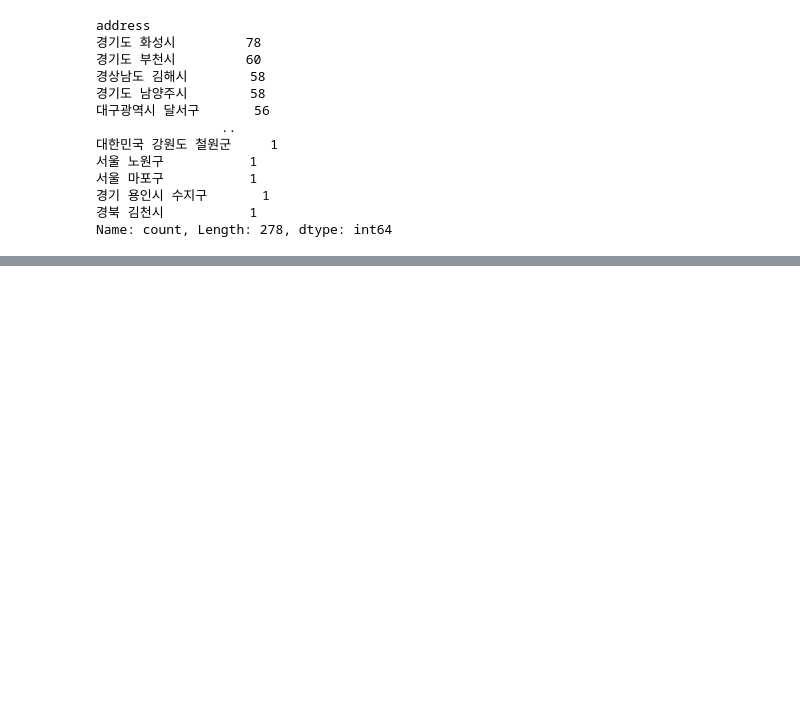
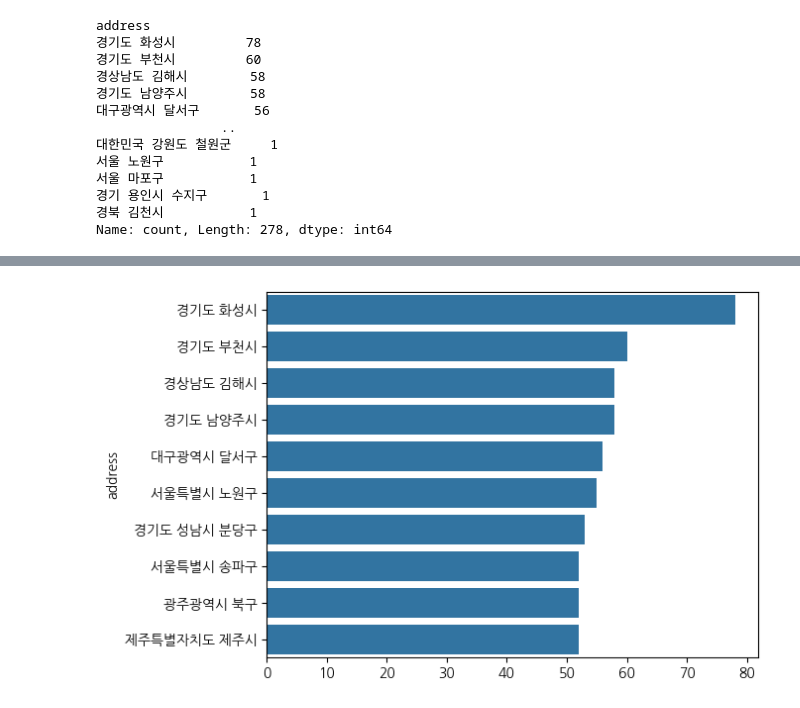
Before and after one commit to EtheriumArchive/Codeit_project, a Jupyter notebook: eda_damyeon_v2.ipynb, the cells around one changed output, grey strips where cells are left out. Cells and saved outputs as stored; diff of their text form; code cells hidden in the pictures; blank space fills up the shorter version.

```diff
--- a/eda_damyeon_v2.ipynb
+++ b/eda_damyeon_v2.ipynb
@@ -1049,0 +1085,10 @@ print(f"{raw_school['address'].unique()}")
+# %%
+# 주소지 값 정리 및 전처리
+processed_school = raw_school.copy()
+processed_school['address'] = raw_school['address'].apply(clean_address)
+processed_school.dropna(subset=['address'], inplace=True)
+processed_school.drop(columns='id', inplace=True)
+# %%
+processed_school.reset_index(drop=False, inplace=True)
+# %%
+processed_school.rename(columns={'index' : 'school_id'}, inplace=True)
@@ -1049,0 +1118,4 @@ print(f"{raw_school['address'].unique()}")
+# %%
+# 주소지별 학교 분포 상위 10개
+top10_school = processed_school['address'].value_counts().head(10)
+top10_school
@@ -1049,0 +1135,9 @@ print(f"{raw_school['address'].unique()}")
+# %%
+plt.figure()
+sns.barplot(
+    x=top10_school.values,
+    y=top10_school.index
+)
+plt.show()
+# %% [output]
+[figure, added]
```
Also changed, not shown: parts of 56 cells of this notebook.
